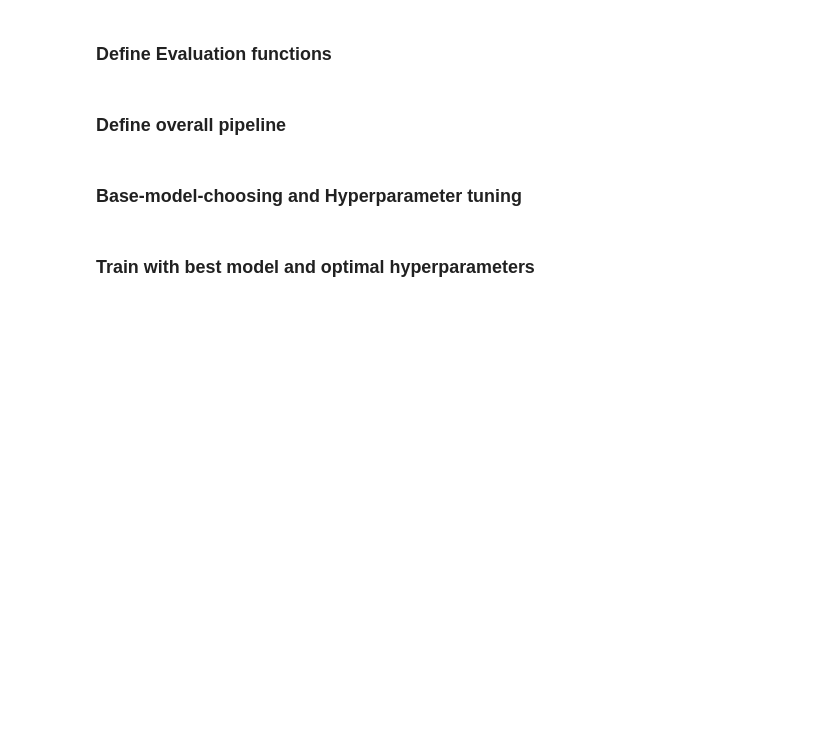
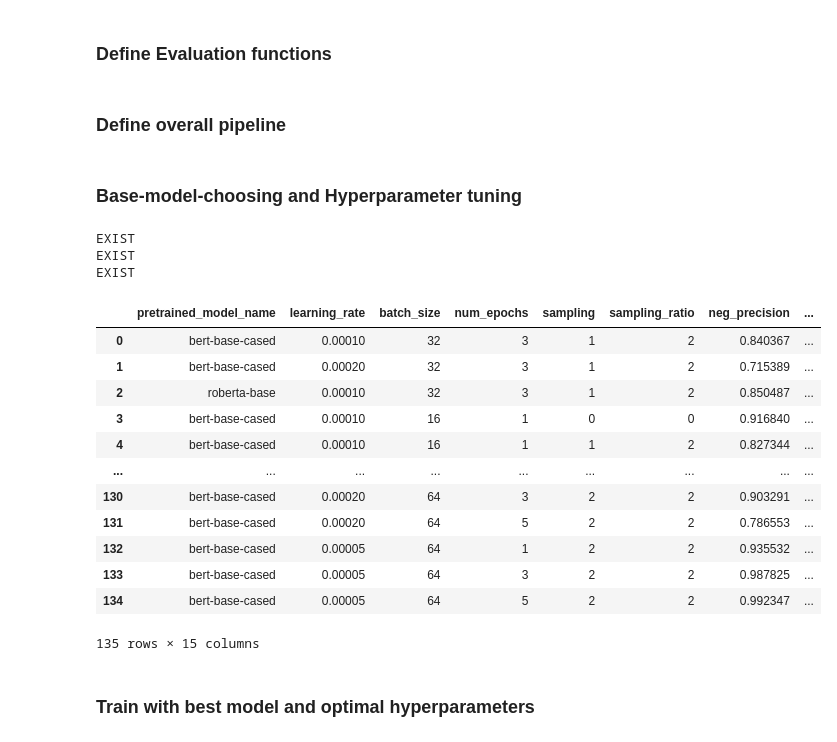
Before and after one commit to Lordkpaj/NLP-Coursework, a Jupyter notebook: solution.ipynb, the cells around one changed output. Saved outputs shown, nothing was run; the diff lists cells and outputs as text; code cells hidden in the pictures; blank space fills up the shorter version.

```diff
--- a/solution.ipynb
+++ b/solution.ipynb
@@ -382,20 +384,23 @@ def main_patronise_cross_val(pretrained_model_name='bert-base-cased', learning_r
 # %% [markdown]
 ### Base-model-choosing and Hyperparameter tuning
 # %%
-model_names = ['bert-base-cased', 'roberta-base', 'deberta-base']
-learning_rates = [0.0001, 0.0005, 0.001]
+model_names = ['bert-base-cased']
+learning_rates = [0.00005, 0.0001, 0.0002, 0.0005, 0.001]
 batch_sizes = [16, 32, 64]
-num_epochses = [1, 3, 5]
-samplings = [(0,0), (1,2), (2,2)] # [(fst,snd)] where fst is no sampling (0), downsampling (1) or upsampling (2); snd is sampling ratio
+num_epochses = [1, 2, 3, 4, 5]
+samplings = [(0,0), (1, 2), (2,2)] # [(fst,snd)] where fst is no sampling (0), downsampling (1) or upsampling (2); snd is sampling ratio
 
 # load results from previous experiments
 reports = load_results()
 
-for pretrained_model_name in model_names:
-    for learning_rate in learning_rates:
+for learning_rate in learning_rates:
+    for pretrained_model_name in model_names:
         for batch_size in batch_sizes:
             for num_epochs in num_epochses:
                 for (sampling, sampling_ratio) in samplings:
+
+                    torch.cuda.empty_cache()
+
                     # if this configuration has already been done, skip it
                     already_exists = not reports.empty and not reports.loc[(reports['pretrained_model_name']==pretrained_model_name) &
                                                                    (reports['learning_rate']==learning_rate) &
@@ -405,6 +410,8 @@ for pretrained_model_name in model_names:
                                                                    (reports['sampling_ratio']==sampling_ratio)].empty
                     if already_exists:
                         continue
+
+                    print(learning_rate, pretrained_model_name, batch_size, num_epochs, sampling, sampling_ratio)
 
                     # perform cross validation with this base model and hyperparameter configuration
                     report = main_patronise_cross_val(pretrained_model_name=pretrained_model_name,
@@ -430,8 +437,27 @@ for pretrained_model_name in model_names:
                     row['accuracy'] = report['accuracy']
                     reports = reports.append(row, ignore_index=True)
                     save_results(reports)
+# %% [output]
+EXIST
+EXIST
+EXIST
 # %%
+reports = load_results()
 reports
+# %% [output]
+|  | pretrained_model_name | learning_rate | batch_size | num_epochs | sampling | sampling_ratio | neg_precision | ... |
+| 0 | bert-base-cased | 0.00010 | 32 | 3 | 1 | 2 | 0.840367 | ... |
+| 1 | bert-base-cased | 0.00020 | 32 | 3 | 1 | 2 | 0.715389 | ... |
+| 2 | roberta-base | 0.00010 | 32 | 3 | 1 | 2 | 0.850487 | ... |
+| 3 | bert-base-cased | 0.00010 | 16 | 1 | 0 | 0 | 0.916840 | ... |
+| 4 | bert-base-cased | 0.00010 | 16 | 1 | 1 | 2 | 0.827344 | ... |
+| ... | ... | ... | ... | ... | ... | ... | ... | ... |
+| 130 | bert-base-cased | 0.00020 | 64 | 3 | 2 | 2 | 0.903291 | ... |
+| 131 | bert-base-cased | 0.00020 | 64 | 5 | 2 | 2 | 0.786553 | ... |
+| 132 | bert-base-cased | 0.00005 | 64 | 1 | 2 | 2 | 0.935532 | ... |
+| 133 | bert-base-cased | 0.00005 | 64 | 3 | 2 | 2 | 0.987825 | ... |
+| 134 | bert-base-cased | 0.00005 | 64 | 5 | 2 | 2 | 0.992347 | ... |
+135 rows × 15 columns
 # %% [markdown]
 ### Train with best model and optimal hyperparameters
 # %%
```
Also changed, not shown: parts of 10 cells of this notebook, 2 other files.
